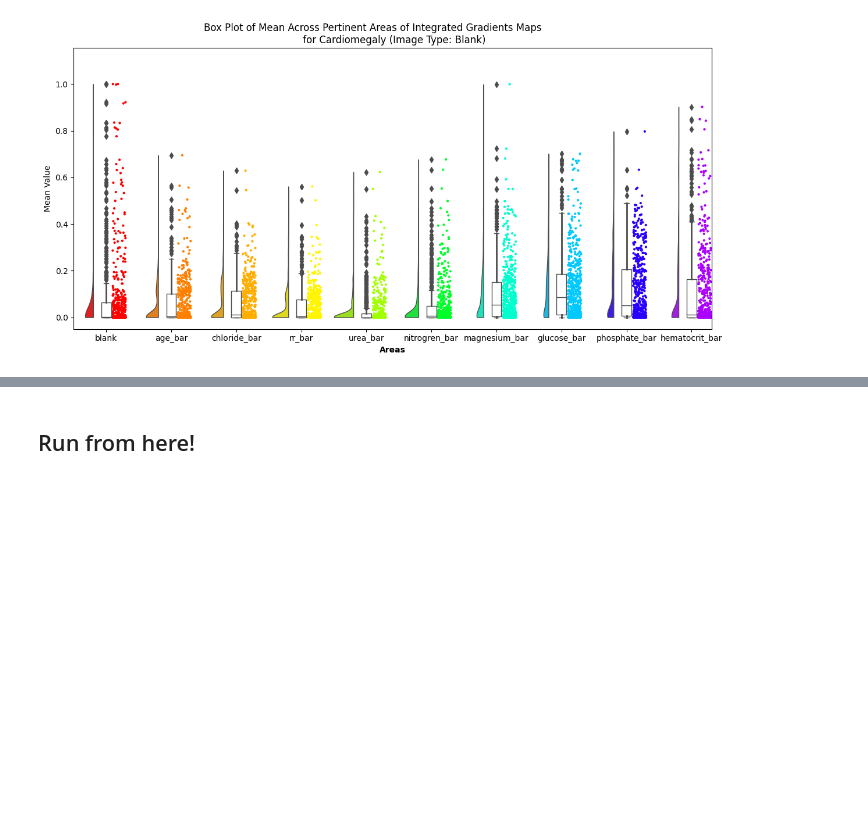
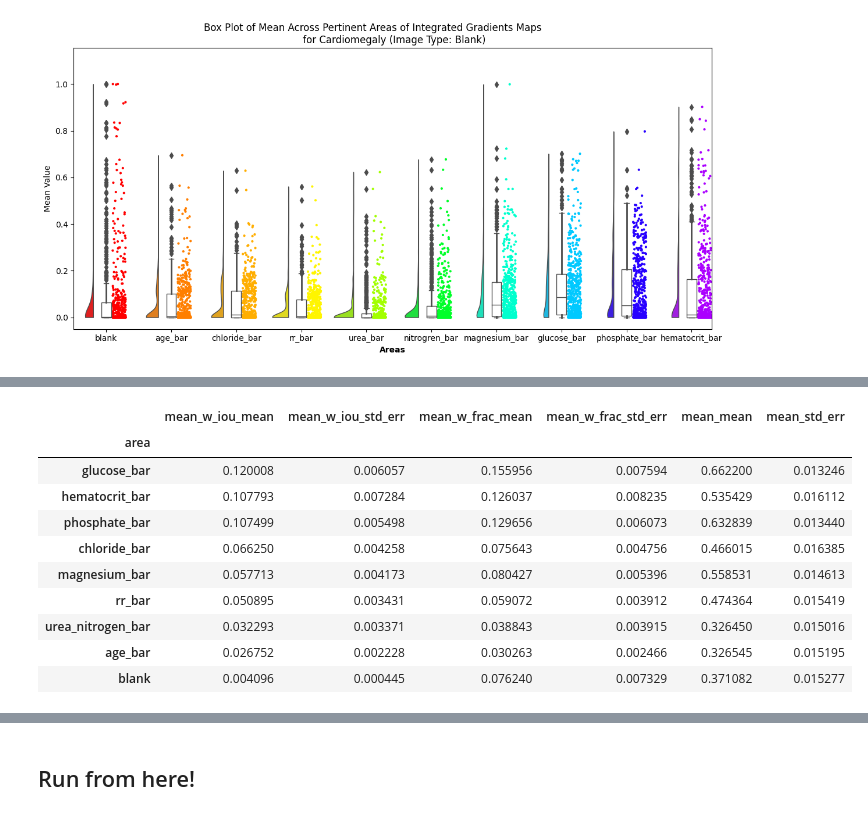
Before and after one commit to singlaayush/barttender, a Jupyter notebook: mimic_agg_raincloud_plot.ipynb, the cells around one changed output, grey strips where cells are left out. Saved outputs shown, nothing was run; the diff lists cells and outputs as text; code cells hidden in the pictures; blank space fills up the shorter version.

```diff
--- a/mimic_agg_raincloud_plot.ipynb
+++ b/mimic_agg_raincloud_plot.ipynb
@@ -107,7 +105,0 @@ grouped_df[grouped_df.columns[0:4:3].append(grouped_df.columns[4:8:3]).append(gr
-# %%
-# python mimic_update_mask_stats.py --image_type='blank' --batch_size=100 --mask_type='ig' --blur=5 --debug --idp
-image_type='blank'
-mask_type = 'ig'
-label = 'Cardiomegaly'
-order, suffix = get_barcode_order_info(order=None, no_bars=False, nan=False)
-raincloud(image_type, suffix, mask_type, label, run_id=None, debug=True, verbose=True) # blur 5
@@ -121,7 +105,0 @@ raincloud(image_type, suffix, mask_type, label, run_id=None, debug=True, verbose
-# %%
-# python mimic_update_mask_stats.py --image_type='blank' --batch_size=100 --mask_type='ig' --blur=5 --debug --idp
-image_type='noise'
-mask_type = 'ig'
-label = 'Cardiomegaly'
-order, suffix = get_barcode_order_info(order=None, no_bars=False, nan=False)
-raincloud(image_type, suffix, mask_type, label, run_id=None, debug=True, verbose=True) # blur 5
@@ -135,7 +105,0 @@ raincloud(image_type, suffix, mask_type, label, run_id=None, debug=True, verbose
-# %%
-# python mimic_update_mask_stats.py --image_type='blank' --batch_size=100 --mask_type='ig' --blur=5 --debug --idp
-image_type='xray'
-mask_type = 'ig'
-label = 'Cardiomegaly'
-order, suffix = get_barcode_order_info(order=None, no_bars=False, nan=False)
-raincloud(image_type, suffix, mask_type, label, run_id=None, debug=True, verbose=True) # blur 5
@@ -148,0 +106,16 @@ raincloud(image_type, suffix, mask_type, label, run_id=None, debug=True, verbose
+# %%
+stats_df = get_mask_stats_csv(image_type, suffix, 'ig', label)
+grouped_df = group_stats_debug(stats_df)
+grouped_df[grouped_df.columns[8:12:3].append(grouped_df.columns[4:8:3]).append(grouped_df.columns[0:4:3])].sort_values(by='mean_w_iou_mean', ascending=False)
+# %% [output]
+|  | mean_w_iou_mean | mean_w_iou_std_err | mean_w_frac_mean | mean_w_frac_std_err | mean_mean | mean_std_err |
+| area |  |  |  |  |  |  |
+| glucose_bar | 0.120008 | 0.006057 | 0.155956 | 0.007594 | 0.662200 | 0.013246 |
+| hematocrit_bar | 0.107793 | 0.007284 | 0.126037 | 0.008235 | 0.535429 | 0.016112 |
+| phosphate_bar | 0.107499 | 0.005498 | 0.129656 | 0.006073 | 0.632839 | 0.013440 |
+| chloride_bar | 0.066250 | 0.004258 | 0.075643 | 0.004756 | 0.466015 | 0.016385 |
+| magnesium_bar | 0.057713 | 0.004173 | 0.080427 | 0.005396 | 0.558531 | 0.014613 |
+| rr_bar | 0.050895 | 0.003431 | 0.059072 | 0.003912 | 0.474364 | 0.015419 |
+| urea_nitrogen_bar | 0.032293 | 0.003371 | 0.038843 | 0.003915 | 0.326450 | 0.015016 |
+| age_bar | 0.026752 | 0.002228 | 0.030263 | 0.002466 | 0.326545 | 0.015195 |
+| blank | 0.004096 | 0.000445 | 0.076240 | 0.007329 | 0.371082 | 0.015277 |
```
Also changed, not shown: parts of 9 cells of this notebook, 8 other files.
